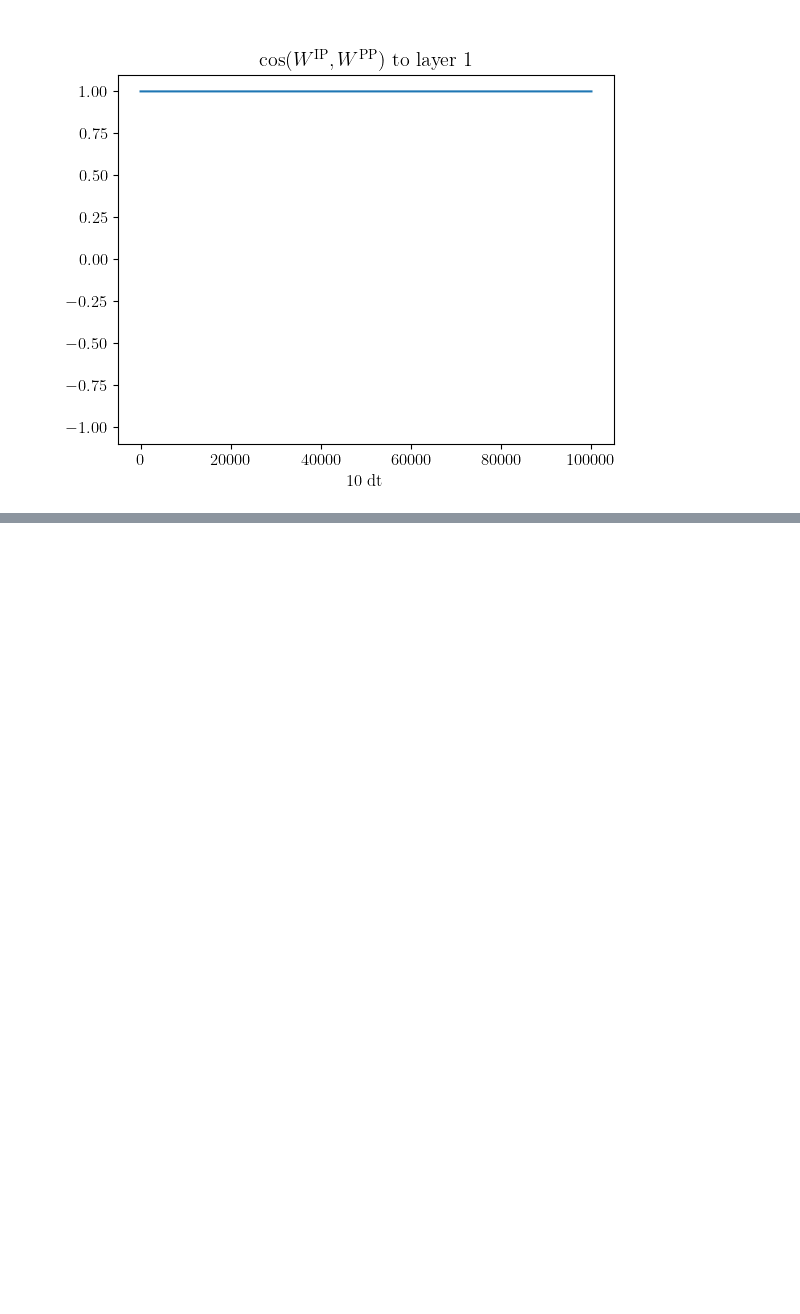
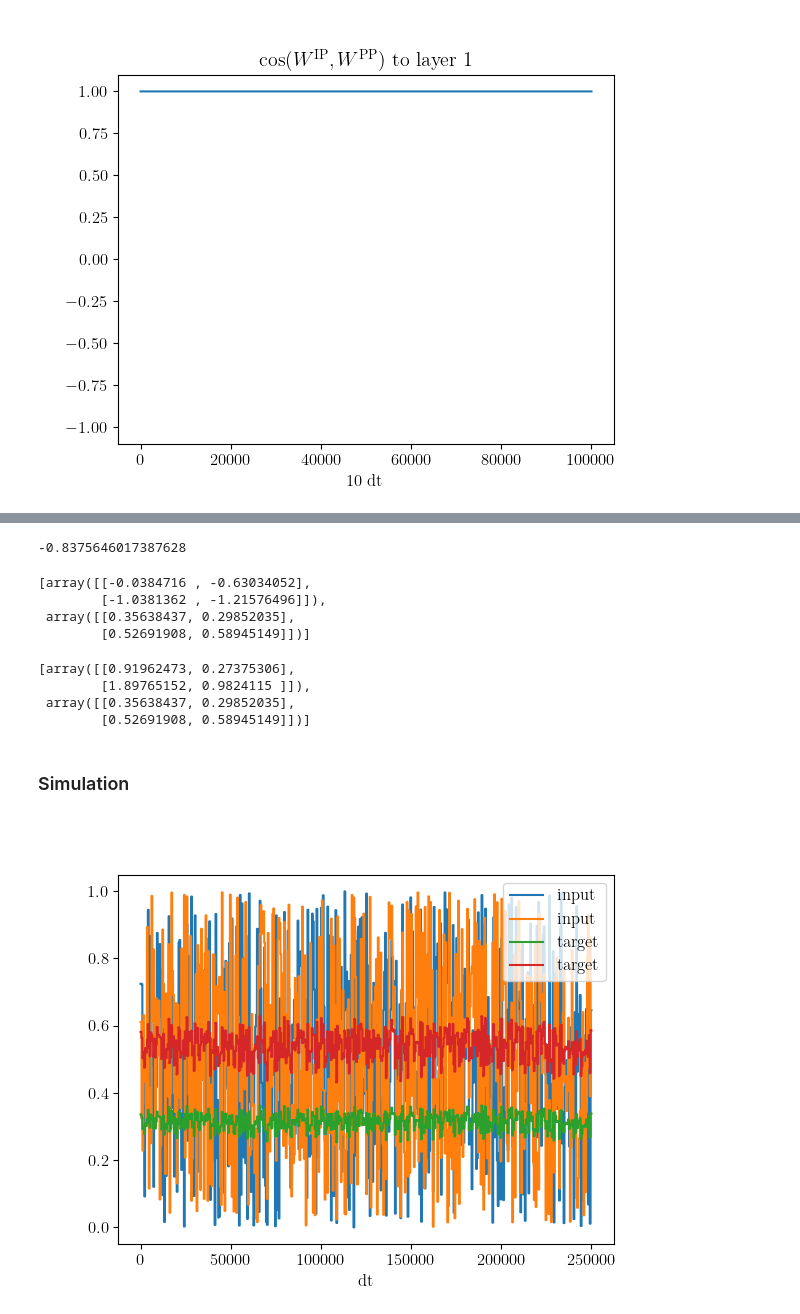
Before and after one commit to kma-code/Phaseless-Alignment-Learning, a Jupyter notebook: RtDeep/RtDeep W.T simple demo.ipynb, the cells around one changed output, grey strips where cells are left out. Saved outputs shown, nothing was run; the diff lists cells and outputs as text; code cells hidden in the pictures; blank space fills up the shorter version.

```diff
--- a/RtDeep/RtDeep W.T simple demo.ipynb
+++ b/RtDeep/RtDeep W.T simple demo.ipynb
@@ -1102,0 +1111,12 @@ for i in range(len(layers[1:-1])):
+# %%
+# simulation settings
+
+dt     = 2e-3 # in ms
+dtxi   = 5 * dt
+tausyn = 10 * dtxi
+Tpres  = 1/dt * dt # present images for 1 ms
+Tbw    = 1 * Tpres # time scale of phases for backward weight learning
+Ttot   = 500 * Tpres # total simulation time
+
+# noise settings: noise_scale is used as vapi + noise where noise = noise_scale * max(|uP|)
+noise_scale = [5e-2]
@@ -1102,0 +1255,51 @@ for i in range(len(layers[1:-1])):
+# %%
+# check that student and teacher are not aligned already
+cos_sim(mc3_student_BP.WPP[0], mc3_teacher.WPP[0])
+# %% [output]
+-0.8375646017387628
+# %%
+# we have set WPP to output layer equal in all models
+mc3_student_BP.WPP
+# %% [output]
+[array([[-0.0384716 , -0.63034052],
+        [-1.0381362 , -1.21576496]]),
+ array([[0.35638437, 0.29852035],
+        [0.52691908, 0.58945149]])]
+# %%
+mc3_teacher.WPP
+# %% [output]
+[array([[0.91962473, 0.27375306],
+        [1.89765152, 0.9824115 ]]),
+ array([[0.35638437, 0.29852035],
+        [0.52691908, 0.58945149]])]
+# %% [markdown]
+### Simulation
+# %%
+# input rates: step functions in the form of random inputs held for Tpres
+
+r0_random = np.random.uniform(0, 1, size=(int(Ttot / Tpres), layers[0]))
+r0_random = np.repeat(r0_random, int(Tpres / dt), axis=0)
+
+# u2P of teacher will be target for student
+target_time_series = []
+
+# a little pre-training: run for one Tpres with random input, such that the
+# somatic voltages converge
+for i in range(int(Tpres/dt)):
+    mc3_teacher.evolve_system(r0=r0_random[i])
+
+# run real evaluation and save output
+for i in range(len(r0_random)):
+    mc3_teacher.evolve_system(r0=r0_random[i])
+    target_time_series.append(copy.deepcopy(mc3_teacher.uP_breve[1]))
+
+target_time_series = np.array(target_time_series)
+# %%
+fig = plt.figure()
+plt.plot(r0_random, label='input')
+plt.plot(target_time_series, label='target')
+plt.xlabel("dt")
+plt.legend()
+plt.show()
+# %% [output]
+[figure, added]
```
Also changed, not shown: parts of 20 cells of this notebook, 1 other file.
